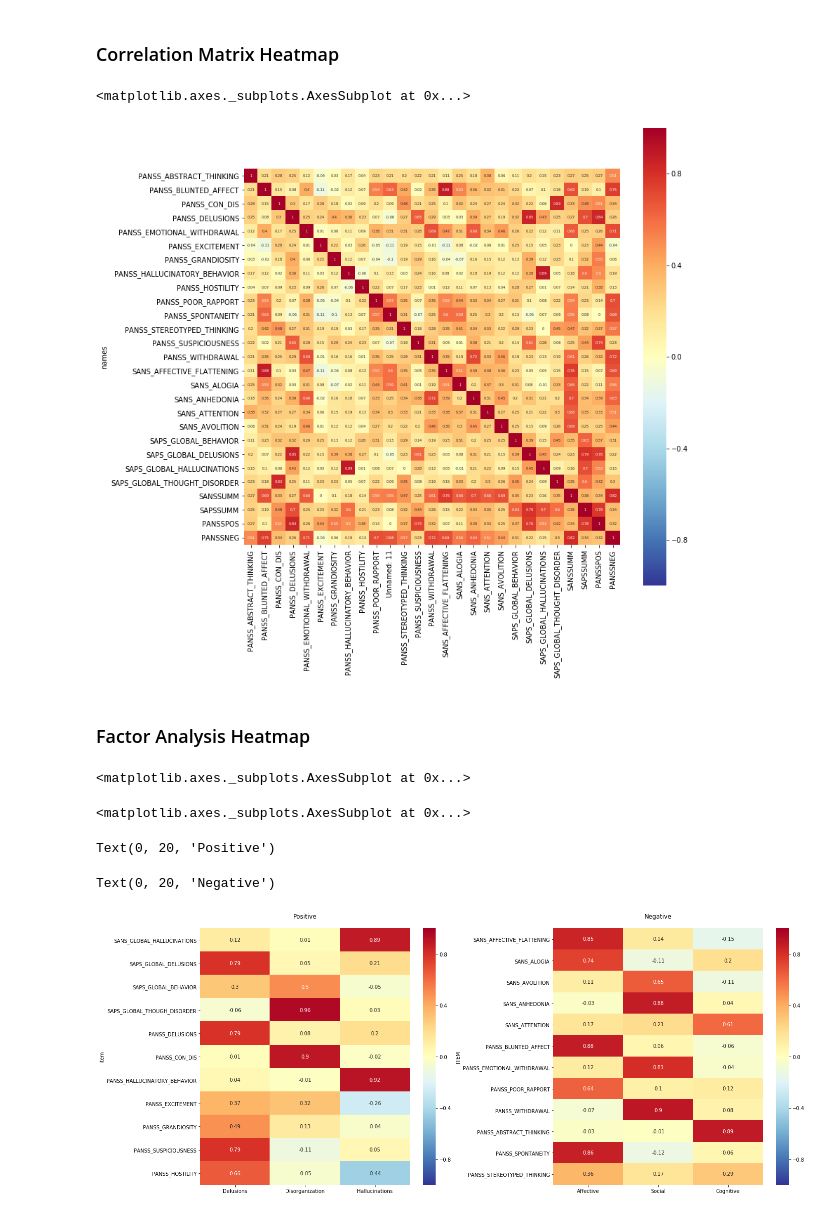
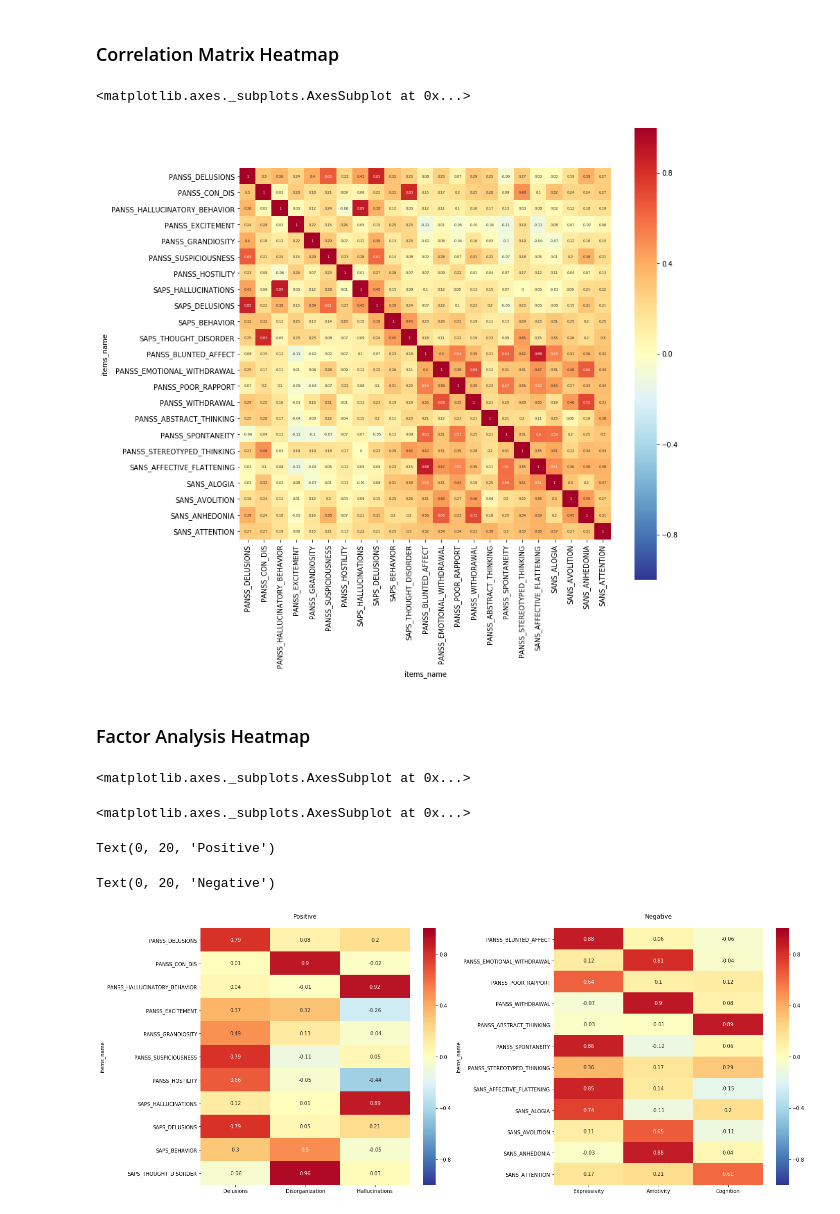
Before and after one commit to pnplab/convert_app, a Jupyter notebook: analyses/Results_Analysis_Visualisation.ipynb, the cells around one changed output. Saved outputs shown, nothing was run; the diff lists cells and outputs as text; code cells hidden in the pictures.

```diff
--- a/analyses/Results_Analysis_Visualisation.ipynb
+++ b/analyses/Results_Analysis_Visualisation.ipynb
@@ -15,10 +14,6 @@ InteractiveShell.ast_node_interactivity = 'all'
 ### Load and set input data
 # %%
 cur_dir = list(filter(lambda x: 'csv' in x, os.listdir(os.getcwd())))
-factor_analysis_neg = pd.read_csv(cur_dir[0], index_col='ITEM')
-factor_analysis_pos = pd.read_csv(cur_dir[1],index_col='item')
-correlation = pd.read_csv(cur_dir[2],index_col='names')
-
-# Vizualisation of table
-factor_analysis_neg.head(10)
-correlation.head(5)
+factor_analysis_neg = pd.read_csv(cur_dir[1],sep=';',index_col='Items').dropna()
+factor_analysis_pos = pd.read_csv(cur_dir[2],sep=';',index_col='Items').dropna()
+correlation_matrix = pd.read_csv(cur_dir[0],sep=';',index_col='Items').dropna()
@@ -45,0 +22,16 @@ correlation.head(5)
+# %%
+items_order = ['PANSS_DELUSIONS','PANSS_CON_DIS','PANSS_HALLUCINATORY_BEHAVIOR','PANSS_EXCITEMENT','PANSS_GRANDIOSITY',
+               'PANSS_SUSPICIOUSNESS', 'PANSS_HOSTILITY','SAPS_HALLUCINATIONS','SAPS_DELUSIONS','SAPS_BEHAVIOR',
+               'SAPS_THOUGHT_DISORDER','PANSS_BLUNTED_AFFECT','PANSS_EMOTIONAL_WITHDRAWAL','PANSS_POOR_RAPPORT',
+               'PANSS_WITHDRAWAL','PANSS_ABSTRACT_THINKING','PANSS_SPONTANEITY','PANSS_STEREOTYPED_THINKING',
+               'SANS_AFFECTIVE_FLATTENING','SANS_ALOGIA','SANS_AVOLITION','SANS_ANHEDONIA','SANS_ATTENTION']
+
+items_type = ['Positive']*11+['Negative']*12
+
+items_df = pd.DataFrame()
+items_df['items_name'] = items_order
+items_df['items_type'] = items_type
+
+correlation_matrix = correlation_matrix.reindex(index=items_df['items_name'],columns=items_df['items_name'])
+factor_analysis_neg = factor_analysis_neg.reindex(index= items_df.loc[items_df['items_type']=='Negative','items_name'])
+factor_analysis_pos = factor_analysis_pos.reindex(index= items_df.loc[items_df['items_type']=='Positive','items_name'])
@@ -48,10 +66,10 @@ correlation.head(5)
 # %%
 fig1 = plt.figure(1,figsize=(12,12))
 color_map = plt.cm.get_cmap('RdYlBu')
-sns.heatmap(correlation, vmin=-1, vmax=1, cmap =color_map.reversed() ,annot=True, annot_kws={"size": 5},square=True)
+sns.heatmap(correlation_matrix, vmin=-1, vmax=1, cmap =color_map.reversed() ,annot=True, annot_kws={"size": 5},square=True)
 # %% [output]
 <matplotlib.axes._subplots.AxesSubplot at 0x...>
-[figure, old version]
+[figure, new version]
 # %% [markdown]
 ### Factor Analysis Heatmap
 # %%
@@ -73,4 +91,4 @@ fig2.tight_layout()
 <matplotlib.axes._subplots.AxesSubplot at 0x...>
 Text(0, 20, 'Positive')
 Text(0, 20, 'Negative')
-[figure, old version]
+[figure, new version]
```
Also changed, not shown: parts of 4 cells of this notebook, 3 other files.
